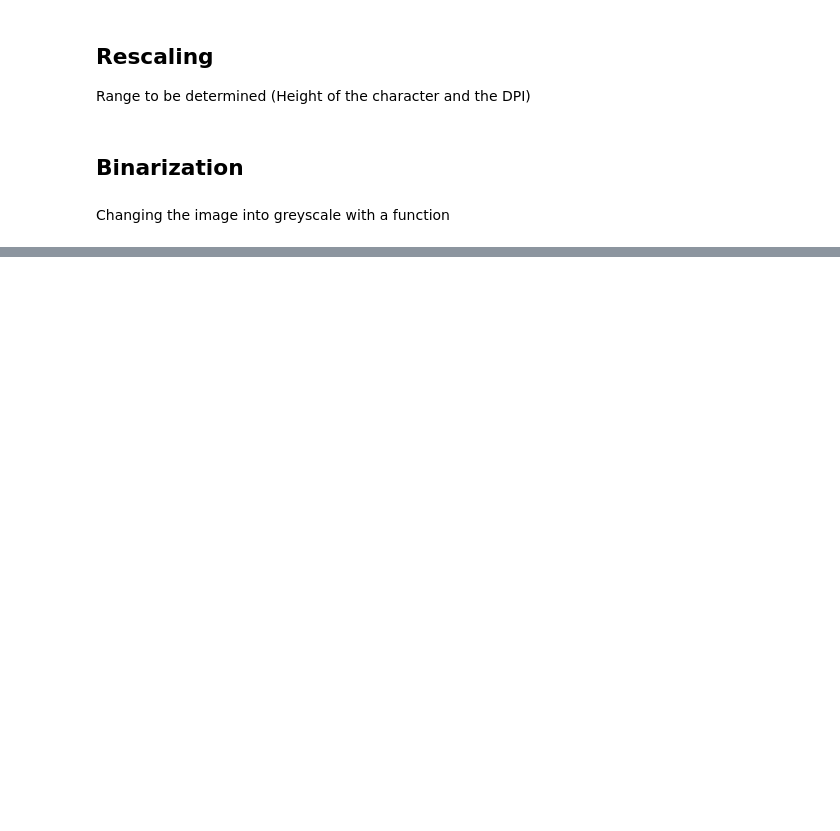
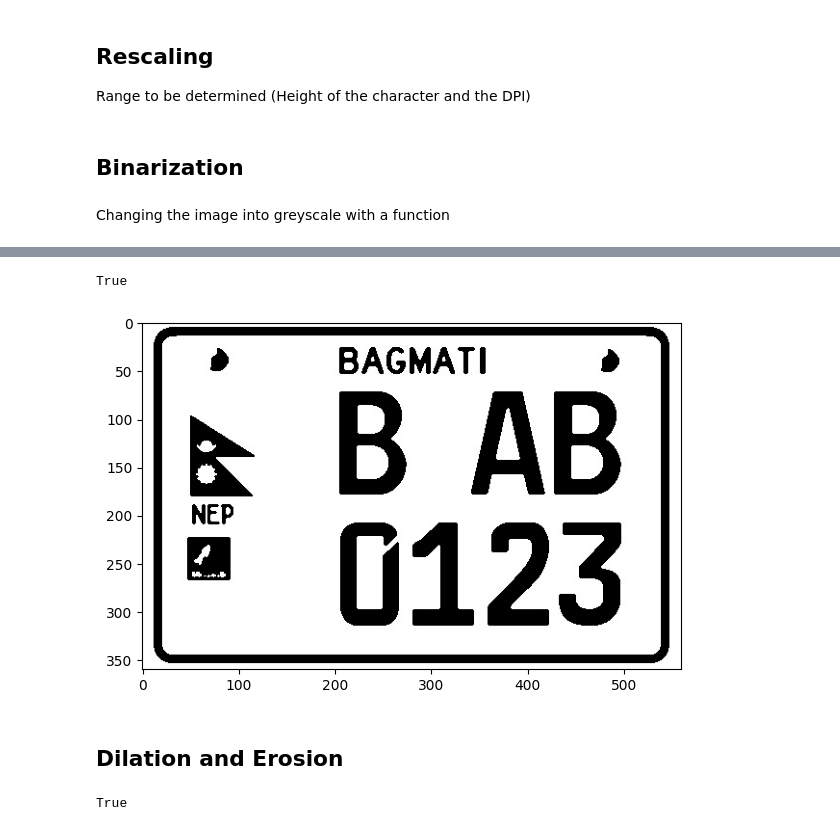
Before and after one commit to sarthakshrestha/learning-4-fyp, a Jupyter notebook: firstFeb.ipynb, the cells around one changed output, grey strips where cells are left out. Drawn from its saved outputs; the diff is of its cells as text; code cells hidden in the pictures; blank space fills up the shorter version.

```diff
--- a/firstFeb.ipynb
+++ b/firstFeb.ipynb
@@ -65,0 +94,11 @@ Changing the image into greyscale with a function
+# %%
+no_noise = noise_removal(im_bw)
+cv2.imwrite("temp/no_noise.jpg", no_noise)
+# %% [output]
+True
+# %%
+display("temp/no_noise.jpg")
+# %% [output]
+[figure, added]
+# %% [markdown]
+## Dilation and Erosion
@@ -65,0 +113,5 @@ Changing the image into greyscale with a function
+# %%
+eroded_image = thin_font(no_noise)
+cv2.imwrite("temp/eroded_image.jpg", eroded_image)
+# %% [output]
+True
```
Also changed, not shown: parts of 28 cells of this notebook, 12 other files.
